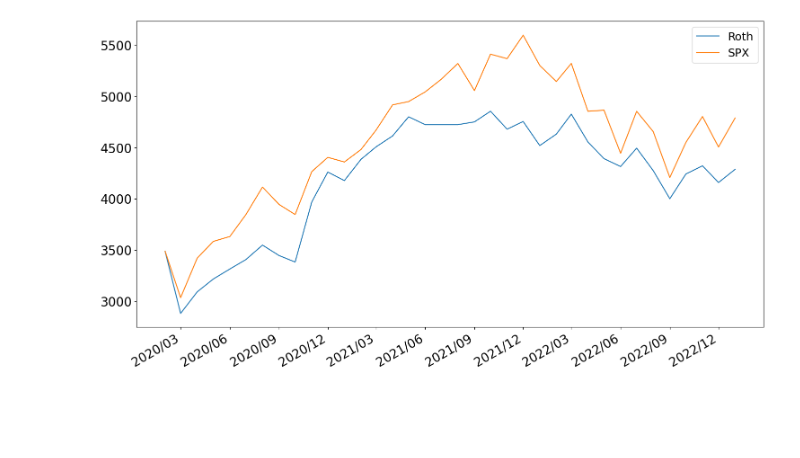
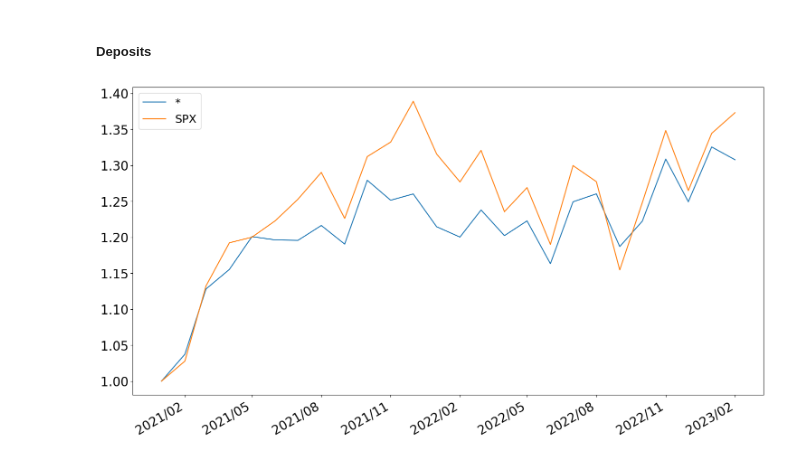
Before and after one commit to tbrownex/Investing, a Jupyter notebook: ETrade/viewAccount.ipynb, the cells around one changed output. Saved outputs shown, nothing was run; the diff lists cells and outputs as text; code cells hidden in the pictures; blank space fills up the shorter version.

Commit message:
added plotting

```diff
--- a/ETrade/viewAccount.ipynb
+++ b/ETrade/viewAccount.ipynb
@@ -8,7 +10,10 @@ from config import getConfig
 def getAcct(cfg, symbol):
     df = pd.read_csv(cfg['ETrade']['dataLoc']+'accountValues.csv')
     df = formatDate(df)
-    acct = df[df['account']==symbol][['date', 'value']]
+    if symbol == '*':
+        acct = df.groupby('date', as_index=False)['value'].sum()
+    else:
+        acct = df[df['account']==symbol][['date', 'value']]
     acct.set_index('date', inplace=True)
     return acct.sort_index()
 # %%
@@ -46,7 +51,10 @@ def adjustDate(df):
 # %%
 def getDeposits(symbol):
     df = pd.read_csv('~/data/investing/etrade/deposits.csv')
-    df = df[df['account']==symbol]
+    if symbol == '*':
+        df = df.groupby('date', as_index=False)['amount'].sum()
+    else:
+        df = df[df['account']==symbol]
     df = adjustDate(df)
     df.rename({'amount': 'depositAmt'}, axis=1, inplace=True)
     df = df.groupby('date')['depositAmt'].sum()
@@ -54,4 +62,8 @@ def getDeposits(symbol):
 # %%
 cfg = getConfig()
 # %%
-symbol = 'Roth'
+#symbol = 'nonQual'
+symbol = 'SEP'
+#symbol = 'traditionalIRA'
+#symbol = 'Roth'
+symbol = '*'
@@ -75,0 +76,2 @@ acct['benchmark'] = acct['price']*acct['numShares']
+# %% [markdown]
+##### Deposits
@@ -76,13 +89,23 @@ acct['benchmark'] = acct['price']*acct['numShares']
+# %%
+# If you want to see a recent subset
+startDt = None
+startDt = pd.to_datetime('2021-01-01').date()
+if startDt:
+    df = acct[acct.index>=startDt]
+    df.loc[:, 'benchmark'] = df['benchmark'] / df['benchmark'][0]
+    df.loc[:, 'value'] = df['value'] / df['value'][0]
+else:
+    df = acct
 # %%
 plt.rc('font', size=20)
 # %%
 plt.figure(figsize=(18, 10))
 plt.gca().xaxis.set_major_formatter(mdates.DateFormatter('%Y/%m'))
 plt.gca().xaxis.set_major_locator(mdates.MonthLocator(interval=3))
-plt.plot(acct['value'], label=symbol)
-plt.plot(acct['benchmark'], label='SPX')
+plt.plot(df['value'], label=symbol)
+plt.plot(df['benchmark'], label='SPX')
 plt.gcf().autofmt_xdate()
 plt.legend(prop={'size': 18})
 plt.show()
 # %% [output]
-[figure, old version]
+[figure, new version]
```
Also changed, not shown: parts of 10 cells of this notebook.
